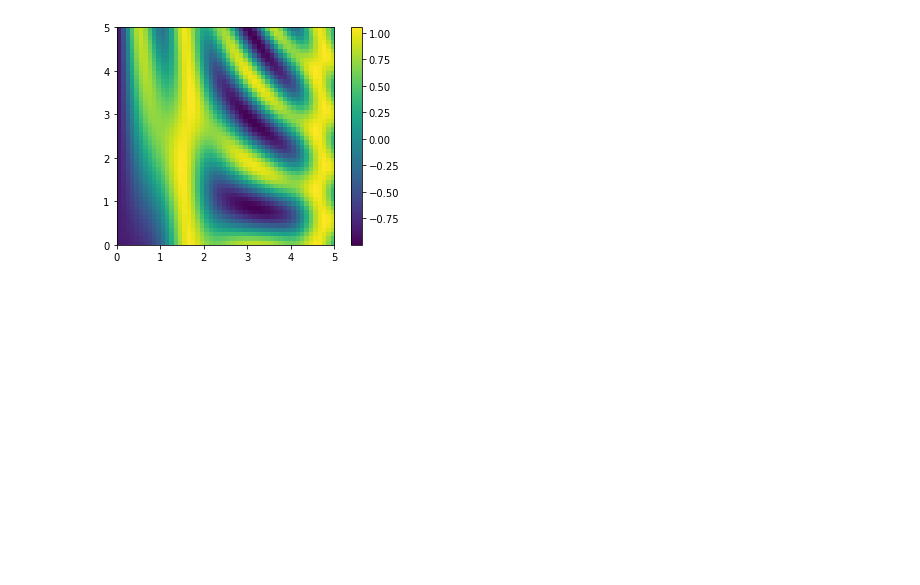
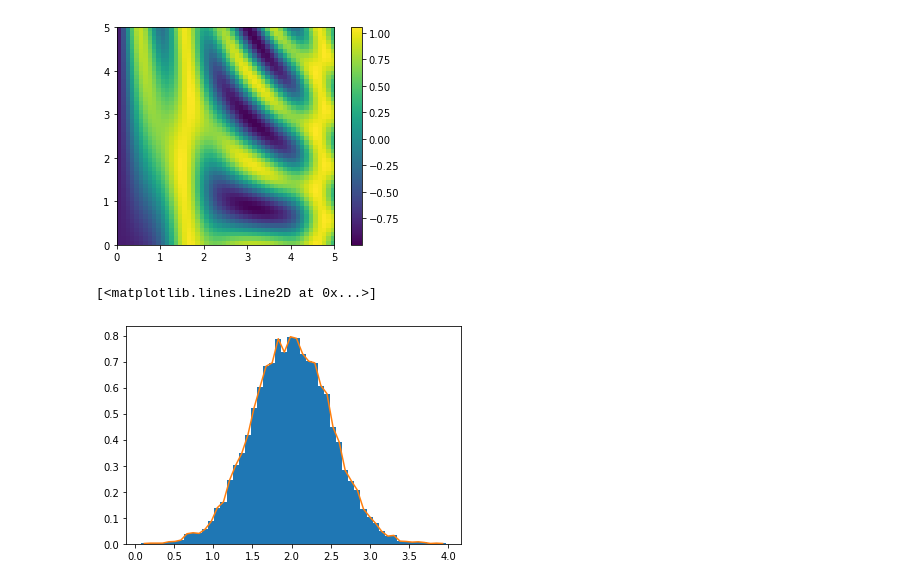
Before and after one commit to sivikt/dstrials, a Jupyter notebook: DSMP#1/1_basics/numpy.ipynb, the cells around one changed output. Saved outputs shown, nothing was run; the diff lists cells and outputs as text; code cells hidden in the pictures; blank space fills up the shorter version.

```diff
--- a/DSMP#1/1_basics/numpy.ipynb
+++ b/DSMP#1/1_basics/numpy.ipynb
@@ -191,3 +191,24 @@ plt.imshow(z, origin='lower', extent=[0, 5, 0, 5], cmap='viridis')
 plt.colorbar();
 # %% [output]
 [figure]
+# %%
+rg = np.random.default_rng(1)
+
+# Build a vector of 10000 normal deviates with variance 0.5^2 and mean 2
+
+mu, sigma = 2, 0.5
+
+v = rg.normal(mu, sigma, 10000)
+
+# Plot a normalized histogram with 50 bins
+
+plt.hist(v, bins=50, density=True)       # matplotlib version (plot)
+
+# Compute the histogram with numpy and then plot it
+
+(n, bins) = np.histogram(v, bins=50, density=True)  # NumPy version (no plot)
+
+plt.plot(.5 * (bins[1:] + bins[:-1]), n)
+# %% [output]
+[<matplotlib.lines.Line2D at 0x...>]
+[figure, added]
```
Also changed, not shown: parts of 1 cell of this notebook, 4 other files.
